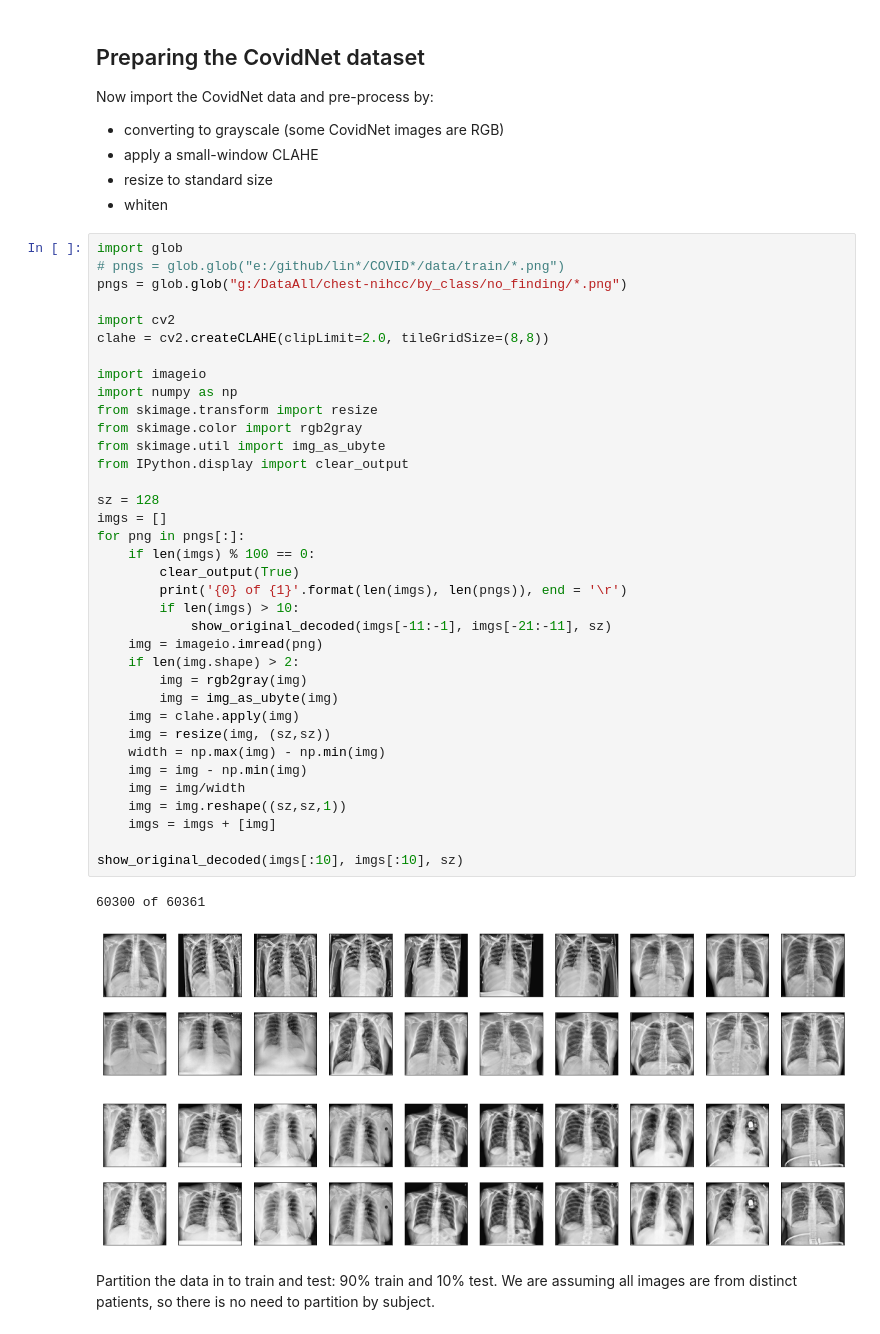
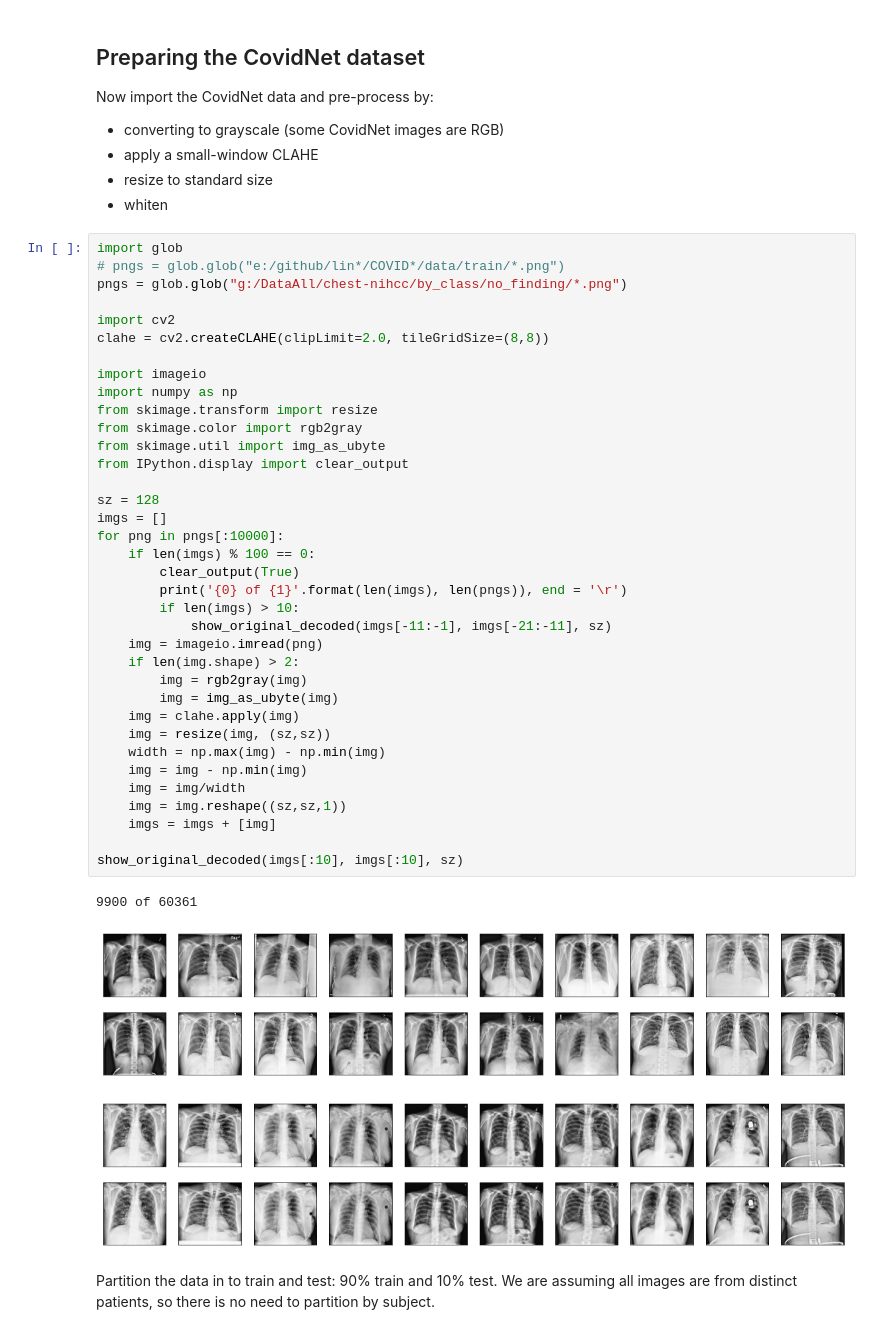
Before and after one commit to dg1an3/zebrastack, a Jupyter notebook: anat0mixer/zebrastack_v0_covidnet.ipynb, the cells around one changed output. Cells and saved outputs as stored; diff of their text form.

```diff
--- a/anat0mixer/zebrastack_v0_covidnet.ipynb
+++ b/anat0mixer/zebrastack_v0_covidnet.ipynb
@@ -37,36 +37,36 @@ import cv2
 clahe = cv2.createCLAHE(clipLimit=2.0, tileGridSize=(8,8))
 
 import imageio
 import numpy as np
 from skimage.transform import resize
 from skimage.color import rgb2gray
 from skimage.util import img_as_ubyte
 from IPython.display import clear_output
 
 sz = 128
 imgs = []
-for png in pngs[:]:
+for png in pngs[:10000]:
     if len(imgs) % 100 == 0:
         clear_output(True)
         print('{0} of {1}'.format(len(imgs), len(pngs)), end = '\r')
         if len(imgs) > 10:
             show_original_decoded(imgs[-11:-1], imgs[-21:-11], sz)
     img = imageio.imread(png)
     if len(img.shape) > 2:
         img = rgb2gray(img)
         img = img_as_ubyte(img)
     img = clahe.apply(img)
     img = resize(img, (sz,sz))
     width = np.max(img) - np.min(img)
     img = img - np.min(img)
     img = img/width
     img = img.reshape((sz,sz,1))
     imgs = imgs + [img]
 
 show_original_decoded(imgs[:10], imgs[:10], sz)
 # %% [output]
-60300 of 60361
+9900 of 60361
-[figure, old version]
+[figure, new version]
 [figure]
 # %% [markdown]
 Partition the data in to train and test: 90% train and 10% test.  We are assuming all images are from distinct patients, so there is no need to partition by subject.
```
Also changed, not shown: parts of 15 cells of this notebook.
